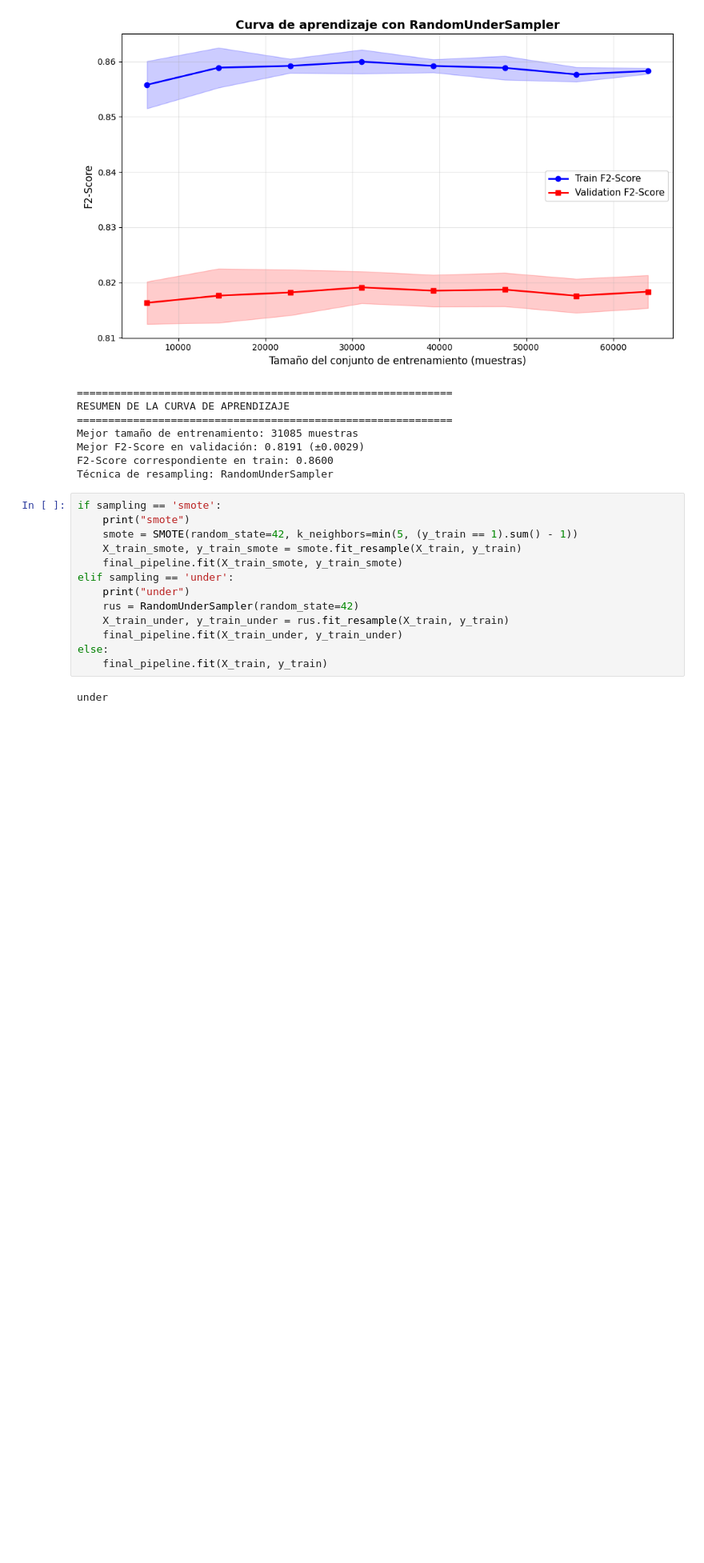
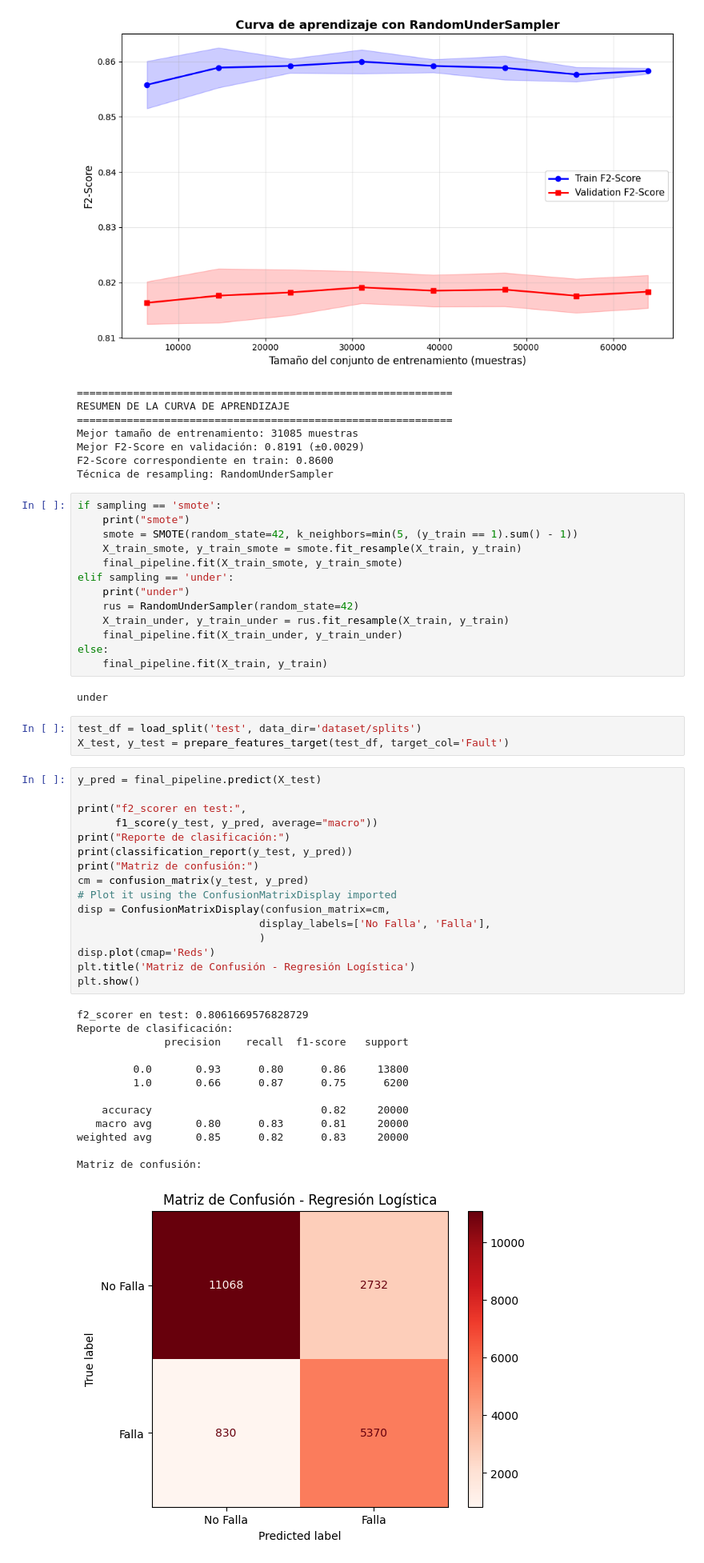
Before and after one commit to HadrianC-hub/Machine-Learning-Project, a Jupyter notebook: src/probl1_logistic_regression.ipynb, the cells around one changed output. Shown: that part at 80% size. Saved outputs shown, nothing was run; the diff lists cells and outputs as text; blank space fills up the shorter version.

Commit message:
P1_LogReg - Matriz de confusion y mejores parametros

```diff
--- a/src/probl1_logistic_regression.ipynb
+++ b/src/probl1_logistic_regression.ipynb
@@ -263,3 +263,36 @@ else:
     final_pipeline.fit(X_train, y_train)
 # %% [output]
 under
+# %%
+test_df = load_split('test', data_dir='dataset/splits')
+X_test, y_test = prepare_features_target(test_df, target_col='Fault')
+# %%
+y_pred = final_pipeline.predict(X_test)
+
+print("f2_scorer en test:",
+      f1_score(y_test, y_pred, average="macro"))
+print("Reporte de clasificación:")
+print(classification_report(y_test, y_pred))
+print("Matriz de confusión:")
+cm = confusion_matrix(y_test, y_pred)
+# Plot it using the ConfusionMatrixDisplay imported
+disp = ConfusionMatrixDisplay(confusion_matrix=cm,
+                             display_labels=['No Falla', 'Falla'],
+                             )
+disp.plot(cmap='Reds')
+plt.title('Matriz de Confusión - Regresión Logística')
+plt.show()
+# %% [output]
+f2_scorer en test: 0.8061669576828729
+Reporte de clasificación:
+              precision    recall  f1-score   support
+
+         0.0       0.93      0.80      0.86     13800
+         1.0       0.66      0.87      0.75      6200
+
+    accuracy                           0.82     20000
+   macro avg       0.80      0.83      0.81     20000
+weighted avg       0.85      0.82      0.83     20000
+
+Matriz de confusión:
+[figure, added]
```
Also changed, not shown: parts of 4 cells of this notebook.
